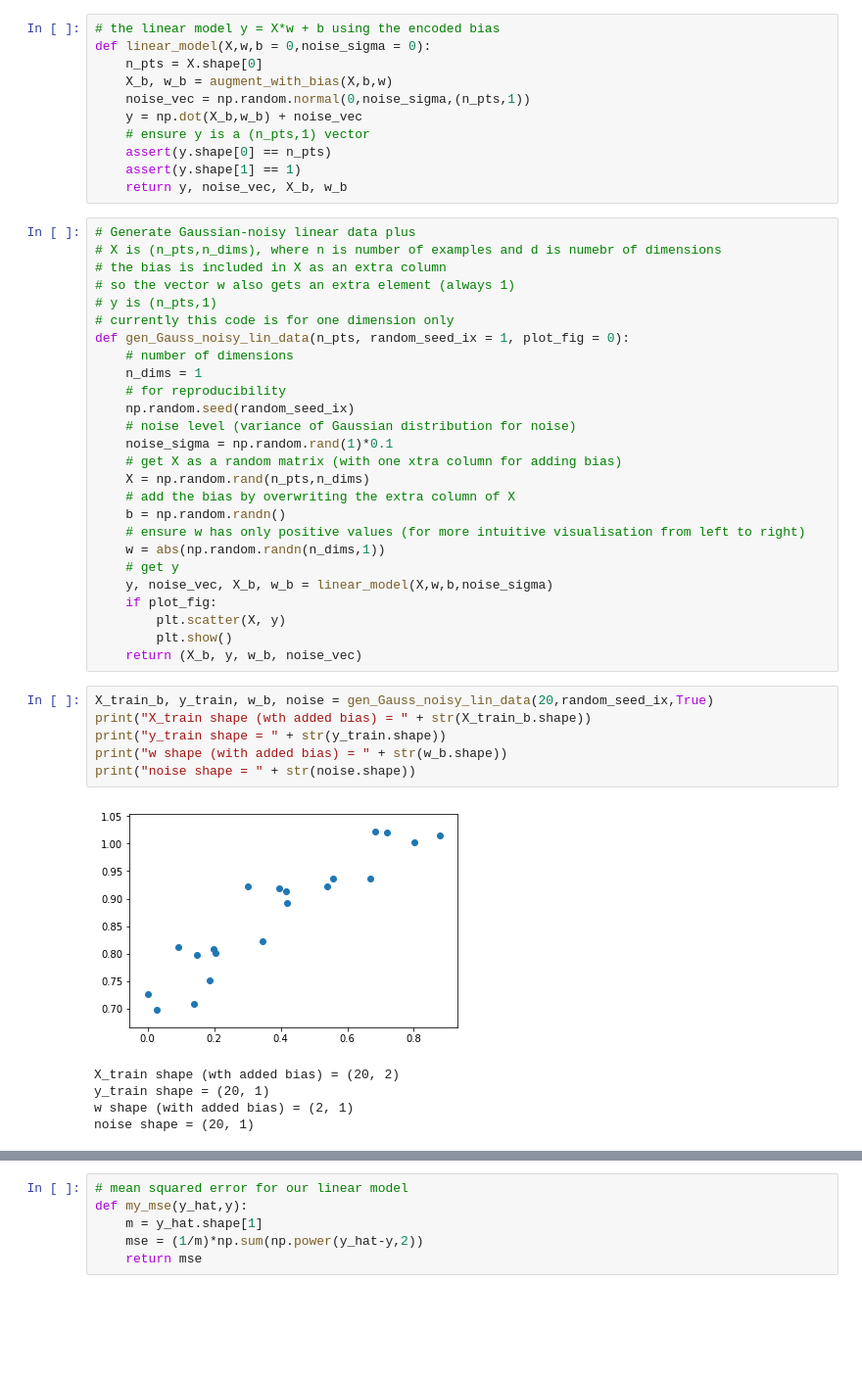
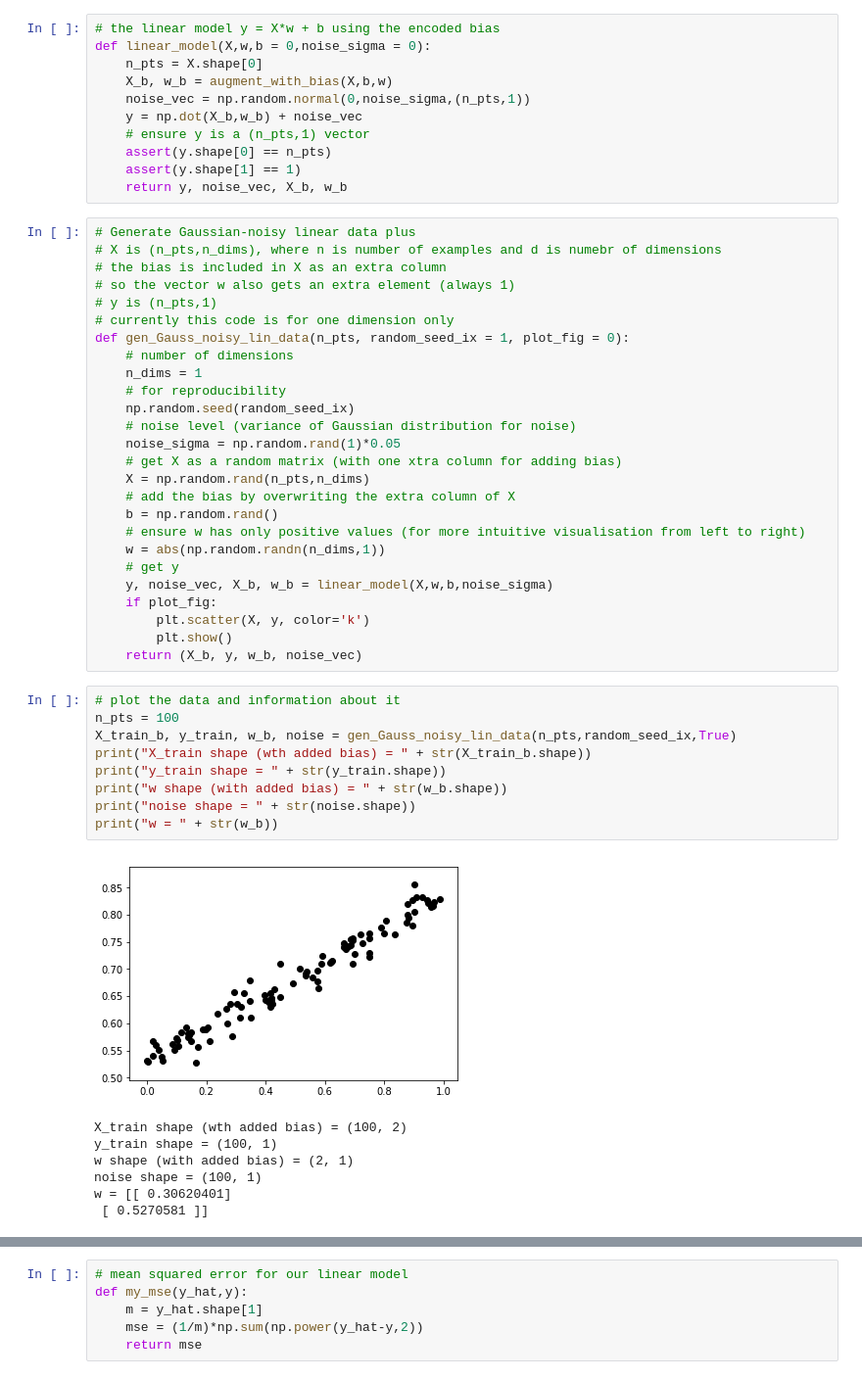
Before and after one commit to pauloabelha/lendodist, a Jupyter notebook: notebooks/LinearRegression.ipynb, the cells around one changed output, grey strips where cells are left out. Shown: that part at 98% size. Saved outputs shown, nothing was run; the diff lists cells and outputs as text; blank space fills up the shorter version.

```diff
--- a/notebooks/LinearRegression.ipynb
+++ b/notebooks/LinearRegression.ipynb
@@ -74,28 +101,33 @@ def gen_Gauss_noisy_lin_data(n_pts, random_seed_ix = 1, plot_fig = 0):
     # for reproducibility
     np.random.seed(random_seed_ix)
     # noise level (variance of Gaussian distribution for noise)
-    noise_sigma = np.random.rand(1)*0.1
+    noise_sigma = np.random.rand(1)*0.05
     # get X as a random matrix (with one xtra column for adding bias)
     X = np.random.rand(n_pts,n_dims)
     # add the bias by overwriting the extra column of X
-    b = np.random.randn()
+    b = np.random.rand()
     # ensure w has only positive values (for more intuitive visualisation from left to right)
     w = abs(np.random.randn(n_dims,1))
     # get y
     y, noise_vec, X_b, w_b = linear_model(X,w,b,noise_sigma)
     if plot_fig:
-        plt.scatter(X, y)
+        plt.scatter(X, y, color='k')
         plt.show()
     return (X_b, y, w_b, noise_vec)
 # %%
-X_train_b, y_train, w_b, noise = gen_Gauss_noisy_lin_data(20,random_seed_ix,True)
+# plot the data and information about it
+n_pts = 100
+X_train_b, y_train, w_b, noise = gen_Gauss_noisy_lin_data(n_pts,random_seed_ix,True)
 print("X_train shape (wth added bias) = " + str(X_train_b.shape))
 print("y_train shape = " + str(y_train.shape))
 print("w shape (with added bias) = " + str(w_b.shape))
 print("noise shape = " + str(noise.shape))
+print("w = " + str(w_b))
 # %% [output]
-[figure, old version]
+[figure, new version]
-X_train shape (wth added bias) = (20, 2)
-y_train shape = (20, 1)
+X_train shape (wth added bias) = (100, 2)
+y_train shape = (100, 1)
 w shape (with added bias) = (2, 1)
-noise shape = (20, 1)
+noise shape = (100, 1)
+w = [[ 0.30620401]
+ [ 0.5270581 ]]
```
Also changed, not shown: parts of 13 cells of this notebook, 1 other file.
